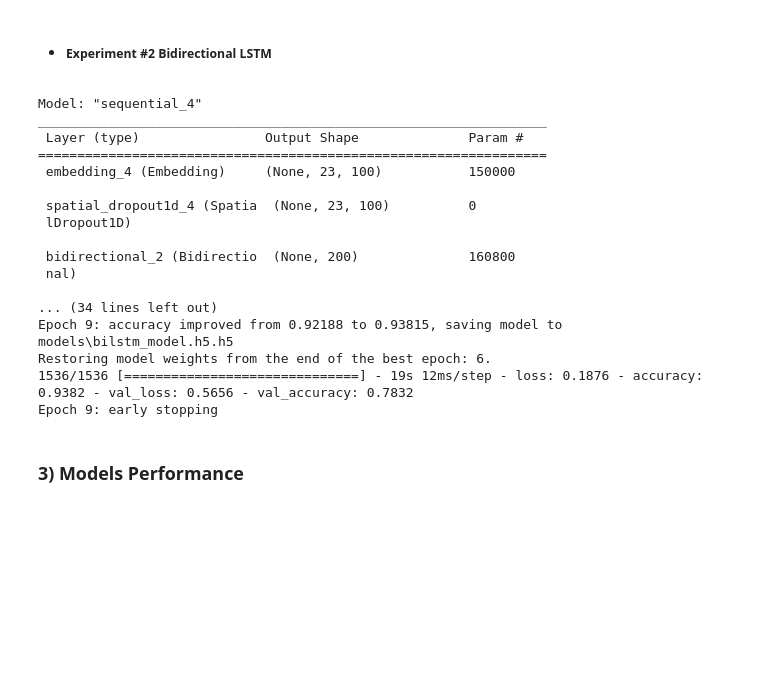
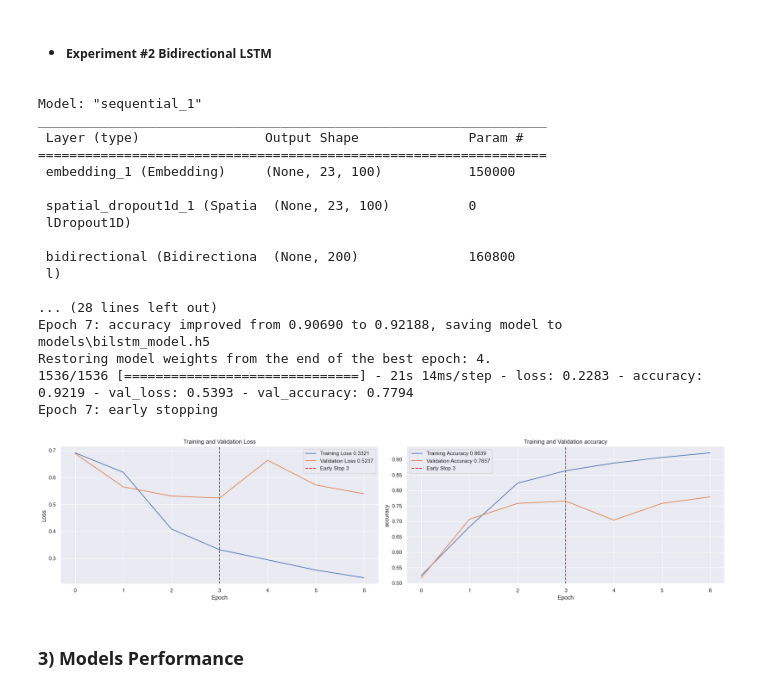
Before and after one commit to jquinatoa/Jquinatoa_Portfolio, a Jupyter notebook: RNN - Sentiment Analysis/sentiment_analysis.ipynb, the cells around one changed output. Saved outputs shown, nothing was run; the diff lists cells and outputs as text; code cells hidden in the pictures; blank space fills up the shorter version.

```diff
--- a/RNN - Sentiment Analysis/sentiment_analysis.ipynb
+++ b/RNN - Sentiment Analysis/sentiment_analysis.ipynb
@@ -513,13 +549,13 @@ model_bilstm.compile(loss='binary_crossentropy', optimizer=Nadam(learning_rate=0
 model_bilstm.summary()
 
 # Define callbacks
-checkpoint_callback = tf.keras.callbacks.ModelCheckpoint(filepath='models/bilstm_model.h5.h5',
+checkpoint_callback_bilstm = tf.keras.callbacks.ModelCheckpoint(filepath='models/bilstm_model.h5',
                                                          save_best_only=True,
                                                          monitor='accuracy',
                                                          mode='max',
                                                          verbose=1)
 
-early_stopping_callback = tf.keras.callbacks.EarlyStopping(monitor='val_loss',
+early_stopping_callback_bilstm = tf.keras.callbacks.EarlyStopping(monitor='val_loss',
                                                           patience=3,
                                                           restore_best_weights=True,
                                                           verbose=1)
@@ -529,25 +565,29 @@ history_bilstm_m = model_bilstm.fit(X_train,
                             batch_size= 1,
                             validation_data=(X_validation, validation_data_labels),
                             epochs = 100,
-                            callbacks=[checkpoint_callback, early_stopping_callback])
+                            callbacks=[checkpoint_callback_bilstm, early_stopping_callback_bilstm])
 # %% [output]
-Model: "sequential_4"
+Model: "sequential_1"
 _________________________________________________________________
  Layer (type)                Output Shape              Param #
 =================================================================
- embedding_4 (Embedding)     (None, 23, 100)           150000
+ embedding_1 (Embedding)     (None, 23, 100)           150000
 
- spatial_dropout1d_4 (Spatia  (None, 23, 100)          0
+ spatial_dropout1d_1 (Spatia  (None, 23, 100)          0
  lDropout1D)
 
- bidirectional_2 (Bidirectio  (None, 200)              160800
- nal)
+ bidirectional (Bidirectiona  (None, 200)              160800
+ l)
 
-... (34 lines left out)
-Epoch 9: accuracy improved from 0.92188 to 0.93815, saving model to models\bilstm_model.h5.h5
-Restoring model weights from the end of the best epoch: 6.
-1536/1536 [==============================] - 19s 12ms/step - loss: 0.1876 - accuracy: 0.9382 - val_loss: 0.5656 - val_accuracy: 0.7832
-Epoch 9: early stopping
+... (28 lines left out)
+Epoch 7: accuracy improved from 0.90690 to 0.92188, saving model to models\bilstm_model.h5
+Restoring model weights from the end of the best epoch: 4.
+1536/1536 [==============================] - 21s 14ms/step - loss: 0.2283 - accuracy: 0.9219 - val_loss: 0.5393 - val_accuracy: 0.7794
+Epoch 7: early stopping
+# %%
+loss_accuracy_plot(history_bilstm_m, early_stopping_callback_bilstm)
+# %% [output]
+[figure, added]
 # %% [markdown]
 ### **3) Models Performance**
 # %%
```
Also changed, not shown: parts of 10 cells of this notebook, 3 other files.
